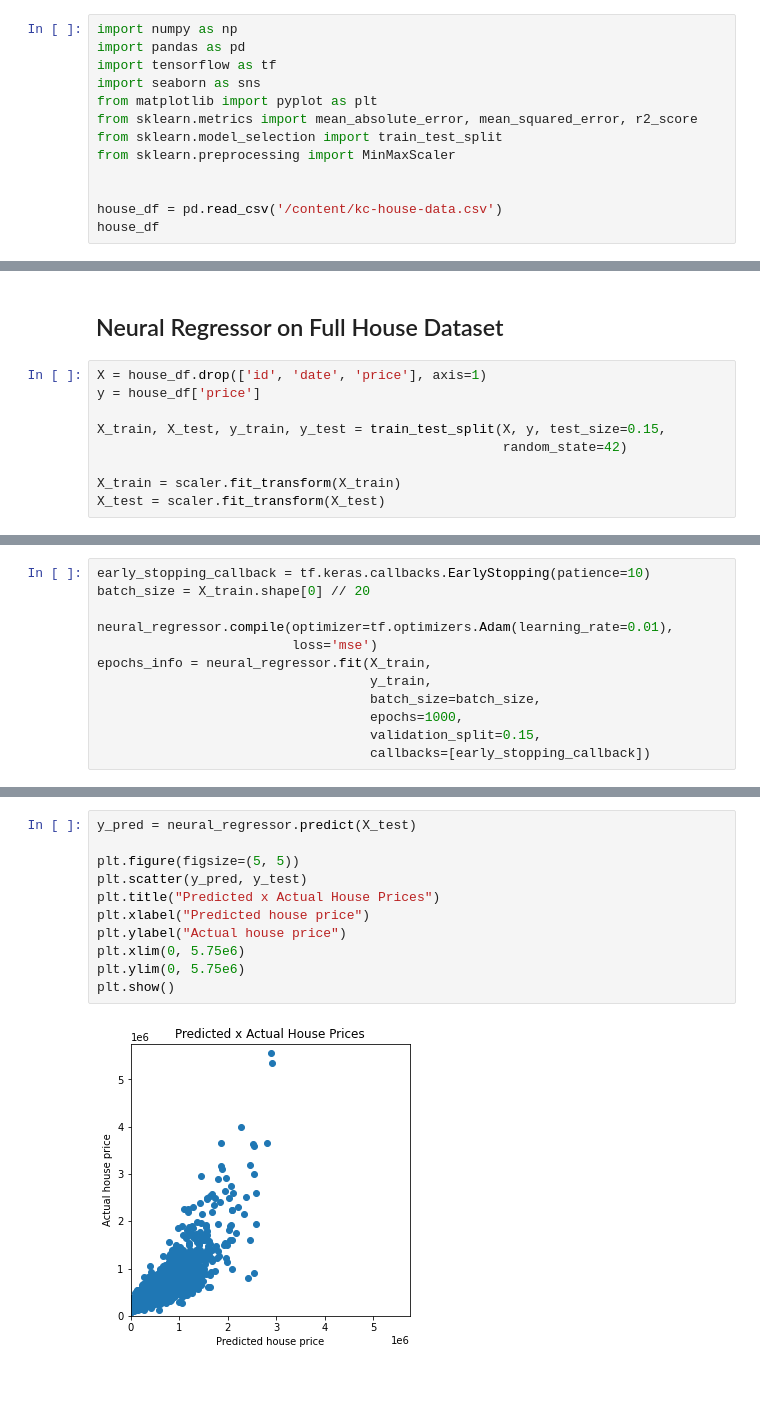
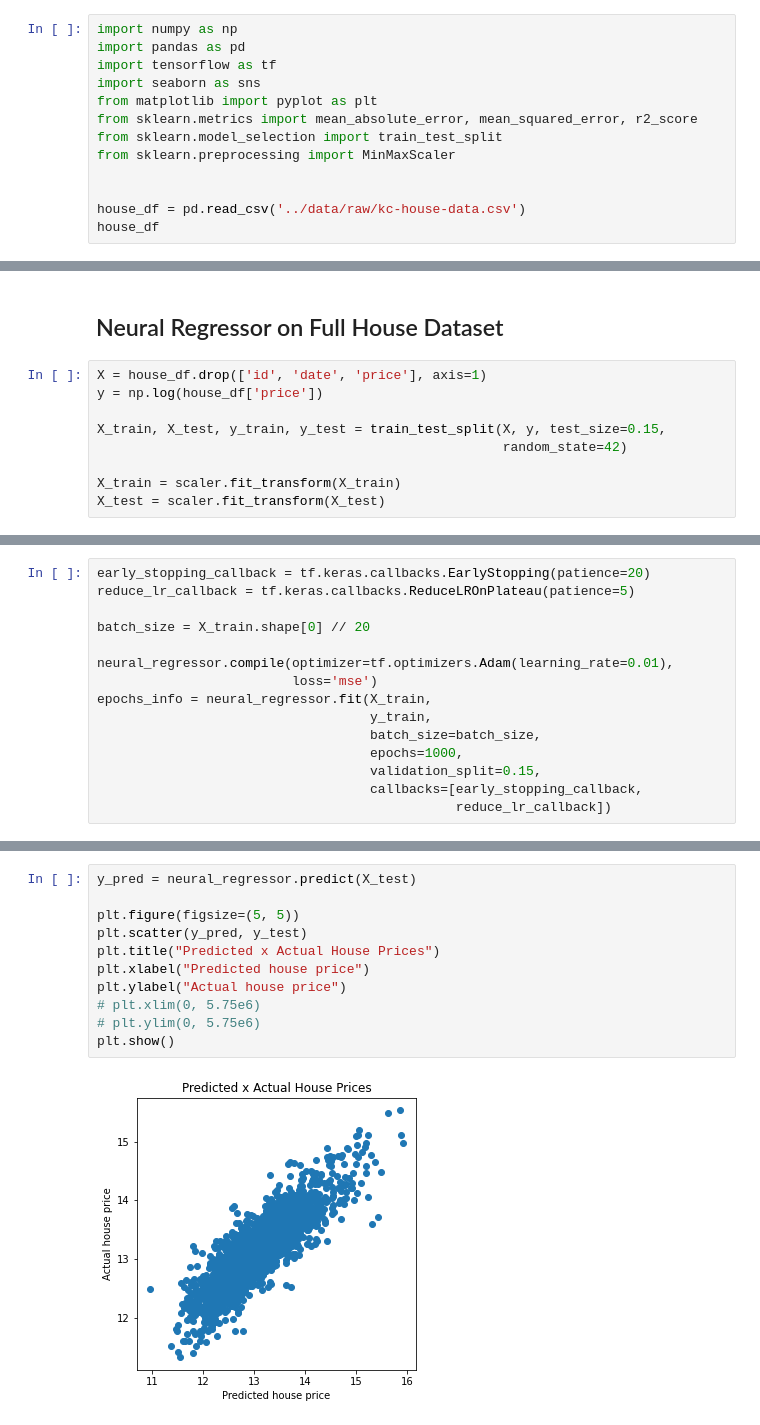
Before and after one commit to guilhermedom/neural-regressor-house-prices, a Jupyter notebook: notebooks/1.0-gdfs-neural-regressor-house-prices.ipynb, the cells around one changed output, grey strips where cells are left out. Cells and saved outputs as stored; diff of their text form; blank space fills up the shorter version.

```diff
--- a/notebooks/1.0-gdfs-neural-regressor-house-prices.ipynb
+++ b/notebooks/1.0-gdfs-neural-regressor-house-prices.ipynb
@@ -9,7 +9,7 @@ from sklearn.model_selection import train_test_split
 from sklearn.preprocessing import MinMaxScaler
 
 
-house_df = pd.read_csv('/content/kc-house-data.csv')
+house_df = pd.read_csv('../data/raw/kc-house-data.csv')
 house_df
 # %% [output]
 |  | id | date | price | bedrooms | bathrooms | sqft_living | sqft_lot | floors | waterfront | view | ... |
@@ -199,7 +202,7 @@ Adjusted R2 score:  0.6456219125897035
 ## Neural Regressor on Full House Dataset
 # %%
 X = house_df.drop(['id', 'date', 'price'], axis=1)
-y = house_df['price']
+y = np.log(house_df['price'])
 
 X_train, X_test, y_train, y_test = train_test_split(X, y, test_size=0.15,
                                                     random_state=42)
@@ -234,7 +237,9 @@ Trainable params: 289
 Non-trainable params: 0
 _________________________________________________________________
 # %%
-early_stopping_callback = tf.keras.callbacks.EarlyStopping(patience=10)
+early_stopping_callback = tf.keras.callbacks.EarlyStopping(patience=20)
+reduce_lr_callback = tf.keras.callbacks.ReduceLROnPlateau(patience=5)
+
 batch_size = X_train.shape[0] // 20
 
 neural_regressor.compile(optimizer=tf.optimizers.Adam(learning_rate=0.01),
@@ -244,6 +249,7 @@ epochs_info = neural_regressor.fit(X_train,
                                    batch_size=batch_size,
                                    epochs=1000,
                                    validation_split=0.15,
-                                   callbacks=[early_stopping_callback])
+                                   callbacks=[early_stopping_callback,
+                                              reduce_lr_callback])
 # %% [output]
 Epoch 1/1000
@@ -276,16 +282,16 @@ plt.show()
 # %%
 y_pred = neural_regressor.predict(X_test)
 
 plt.figure(figsize=(5, 5))
 plt.scatter(y_pred, y_test)
 plt.title("Predicted x Actual House Prices")
 plt.xlabel("Predicted house price")
 plt.ylabel("Actual house price")
-plt.xlim(0, 5.75e6)
-plt.ylim(0, 5.75e6)
+# plt.xlim(0, 5.75e6)
+# plt.ylim(0, 5.75e6)
 plt.show()
 # %% [output]
-[figure, old version]
+[figure, new version]
 # %%
 mae = mean_absolute_error(y_test, y_pred)
 mse = mean_squared_error(y_test, y_pred)
```
Also changed, not shown: parts of 9 cells of this notebook.
